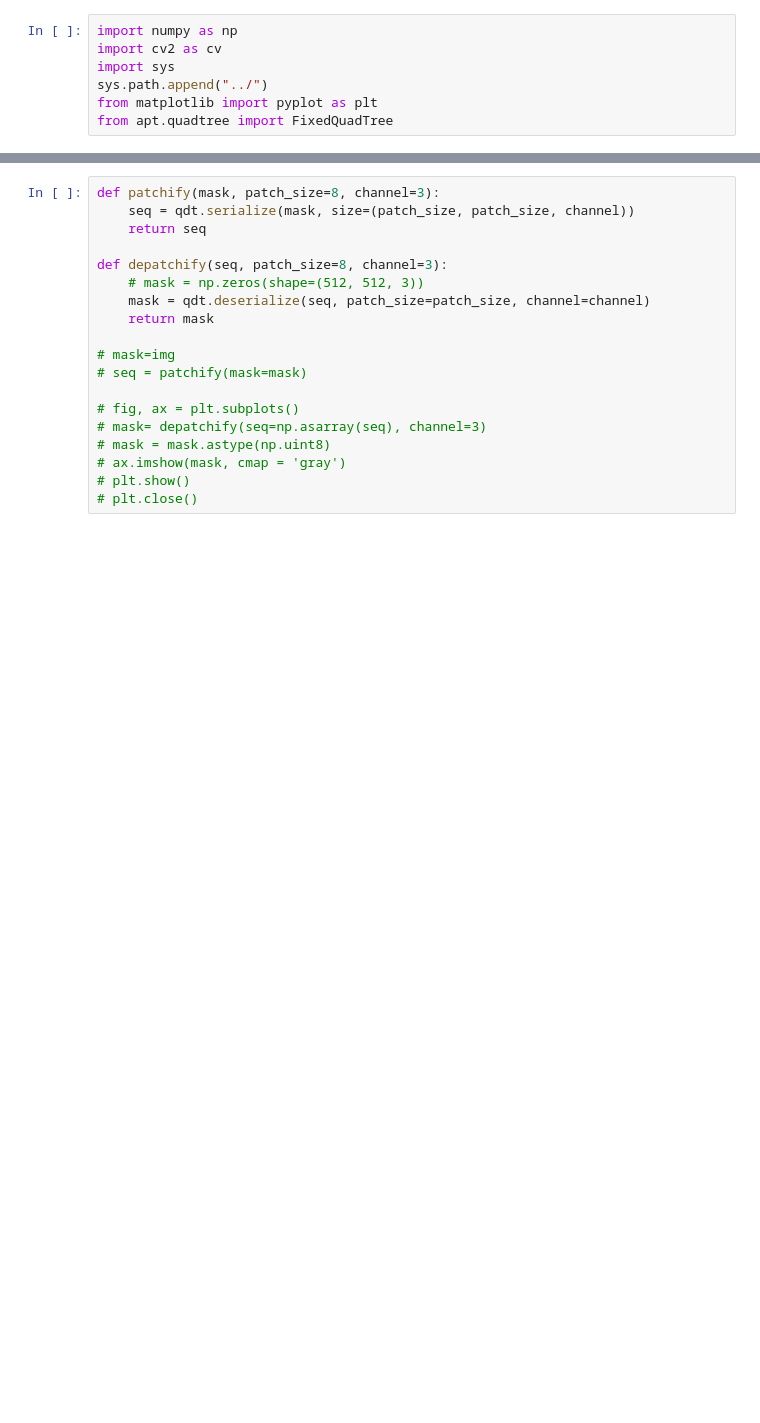
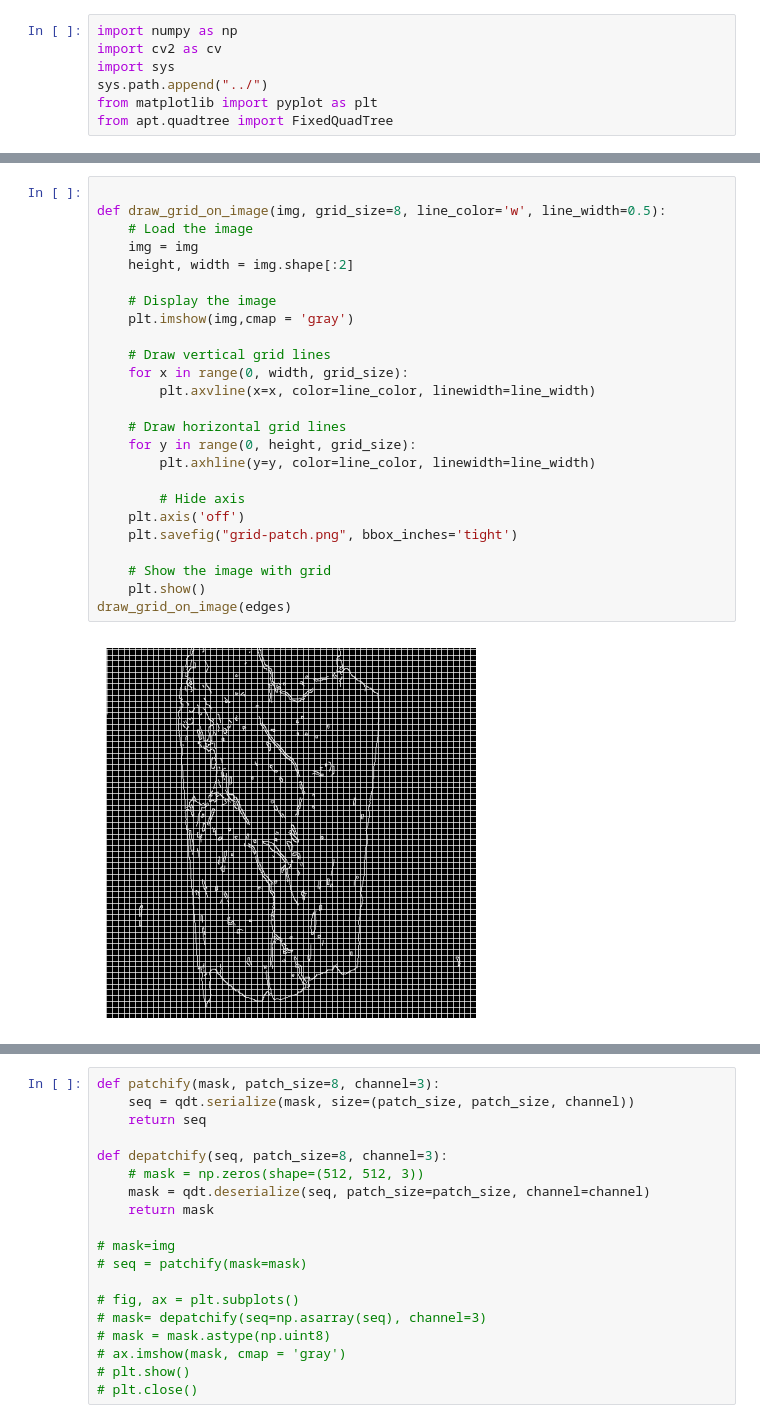
Before and after one commit to zhangenzhi/apt, a Jupyter notebook: utils/patchify.ipynb, the cells around one changed output, grey strips where cells are left out. Drawn from its saved outputs; the diff is of its cells as text; blank space fills up the shorter version.

```diff
--- a/utils/patchify.ipynb
+++ b/utils/patchify.ipynb
@@ -37,3 +59,30 @@ plt.close()
+# %%
+
+def draw_grid_on_image(img, grid_size=8, line_color='w', line_width=0.5):
+    # Load the image
+    img = img
+    height, width = img.shape[:2]
+
+    # Display the image
+    plt.imshow(img,cmap = 'gray')
+
+    # Draw vertical grid lines
+    for x in range(0, width, grid_size):
+        plt.axvline(x=x, color=line_color, linewidth=line_width)
+
+    # Draw horizontal grid lines
+    for y in range(0, height, grid_size):
+        plt.axhline(y=y, color=line_color, linewidth=line_width)
+
+        # Hide axis
+    plt.axis('off')
+    plt.savefig("grid-patch.png", bbox_inches='tight')
+
+    # Show the image with grid
+    plt.show()
+draw_grid_on_image(edges)
+# %% [output]
+[figure, added]
 # %%
 # Z-order plot
 fig, ax = plt.subplots()
```
Also changed, not shown: parts of 8 cells of this notebook, 3 other files.
